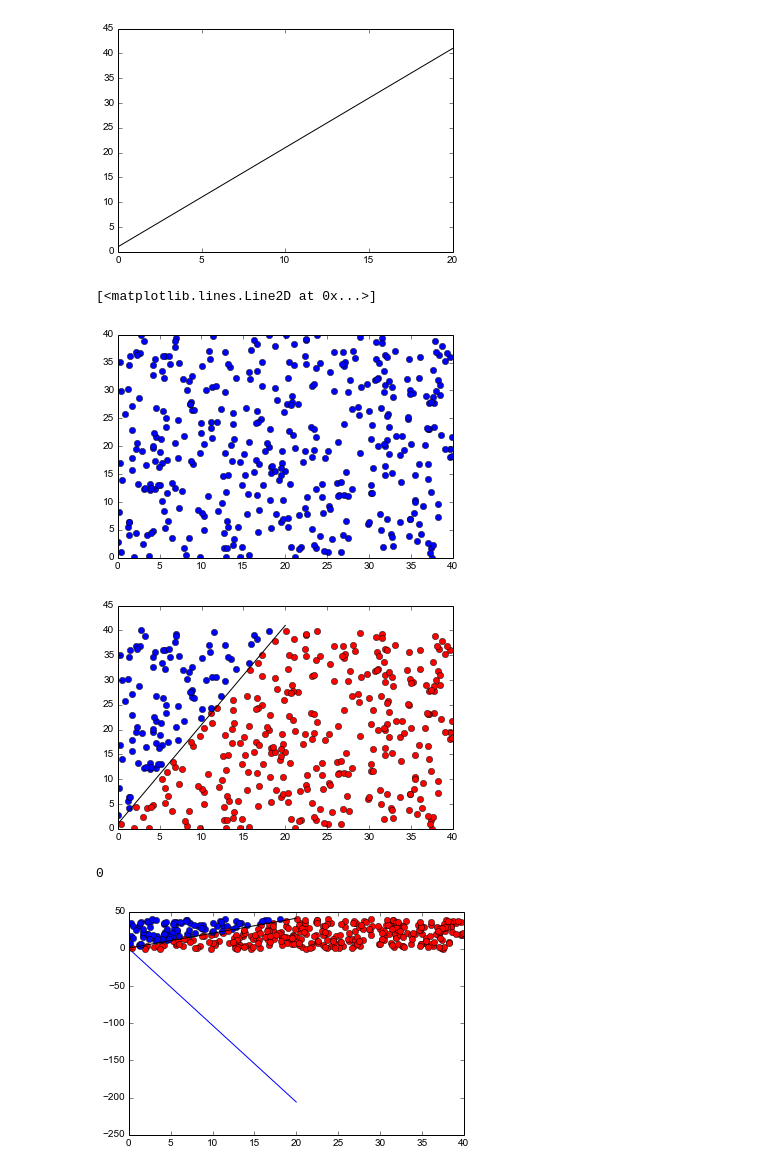
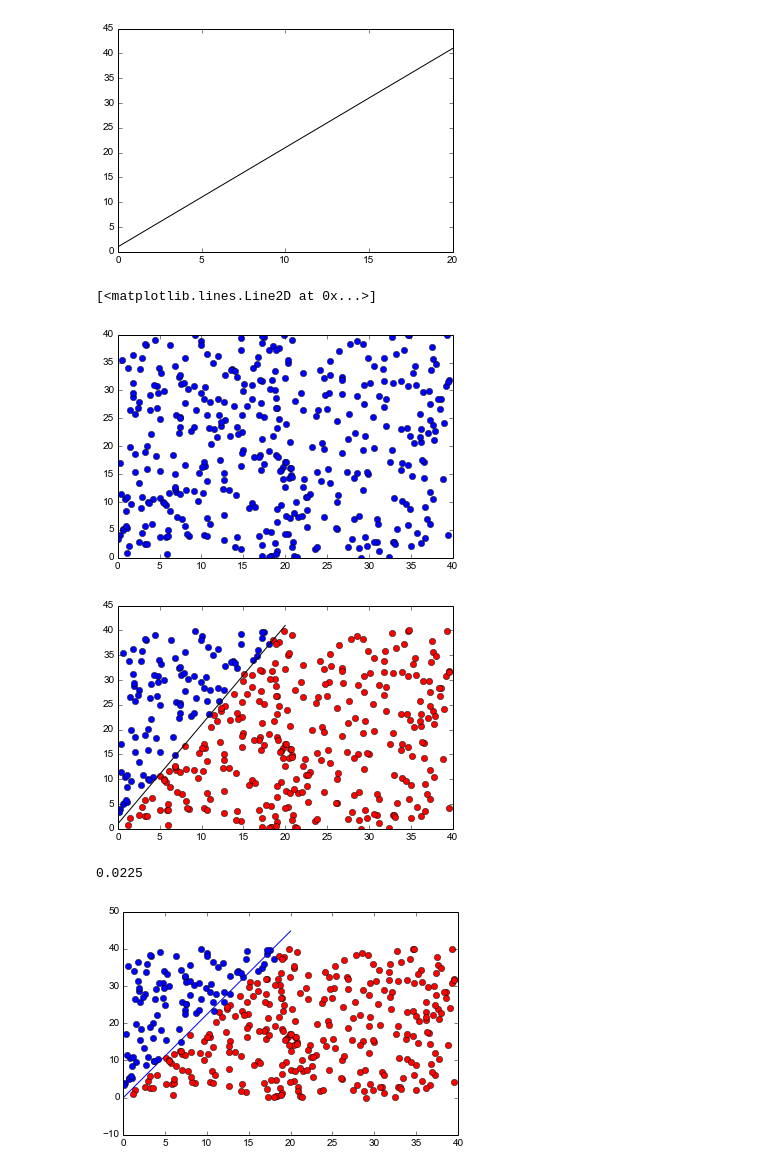
Before and after one commit to Ely-S/Datalabs, a Jupyter notebook: Machine Learning/Linear/Perceptrons.ipynb, the cells around one changed output. Drawn from its saved outputs; the diff is of its cells as text; code cells hidden in the pictures.

```diff
--- a/Machine Learning/Linear/Perceptrons.ipynb
+++ b/Machine Learning/Linear/Perceptrons.ipynb
@@ -31,7 +31,7 @@ def DecisionBoundary(x):
 # Target Function
 def f(x, y):
     # if above line
-    if TargetF(x) > y:
+    if DecisionBoundary(x) > y:
         return 1
     return -1
 
@@ -41,12 +41,12 @@ plot.plot(xspace, DecisionBoundary(xspace),'black')
 [figure]
 # %%
 #trainingset = nr.rand(n, n)*size*2
-xs = nr.rand(n)*size*2
-ys =nr.rand(n)*size*2
+xs = rand.rand(n)*size*2
+ys =rand.rand(n)*size*2
 plot.plot(xs, ys,'bo')
 # %% [output]
 [<matplotlib.lines.Line2D at 0x...>]
-[figure, old version]
+[figure, new version]
 # %%
 def display():
     for i in xrange(n):
@@ -56,13 +56,13 @@ def display():
             red(x, y)
         else:
             blue(x,y)
-    plot.plot(xspace, TargetF(xspace),'black')
 display()
 
+plot.plot(xspace, DecisionBoundary(xspace),'black')
 output = map(lambda a: f(*a), zip(xs, ys))
 trainingset = np.array(zip(xs, ys, output))
 # %% [output]
-[figure, old version]
+[figure, new version]
 # %%
 class Perceptron(object):
     weights = np.array([0,0,1])
@@ -86,35 +86,41 @@ class Perceptron(object):
         self.weights = self.weights + self.Ys[i]*self.Xs[i]
 
     def find_misclassified(self):
-        for i, x in enumerate(self.Xs):
-            if self.hypothesis(x) != self.Ys[i]:
+        length = len(self.Xs)
+        i = 0
+        # yield unclassified points forever
+        while True:
+            if self.hypothesis(self.Xs[i]) != self.Ys[i]:
                 yield i
+            if i != length-1:
+                i = i + 1
+            else:
+                i=0
 
     def error(self):
         # In Sample Error (Ein) = Correctly misclassified / Total
-        outputs = map(self.hypothesis, trainingset)
+        outputs = map(self.hypothesis, self.Xs)
         mistakes = map(lambda a: a[0] == a[1],
                    zip(outputs, self.Ys)
                    ).count(False)
-        return float
+        return float(mistakes) / self.Ys.size
 
     def train(self, iterations=100):
+        if iterations == 0: return self.weights
         errors = self.find_misclassified()
-        try:
-            for i in xrange(iterations):
-                self.update(errors.next())
-        except StopIteration:
-            print "Converged at iteration %i" % i
+        for i in xrange(iterations):
+            self.update(errors.next())
+
         return self.weights
 # %%
 percy = Perceptron(trainingset)
-percy.train(10)
+percy.train(100)
 g = percy.linear_hypothesis()
 plot.plot(xspace, g(xspace), 'blue')
 display()
 percy.error()
 # %% [output]
-0
+0.0225
-[figure, old version]
+[figure, new version]
 # %%
 percy = Perceptron(trainingset)
```
Also changed, not shown: parts of 11 cells of this notebook.
